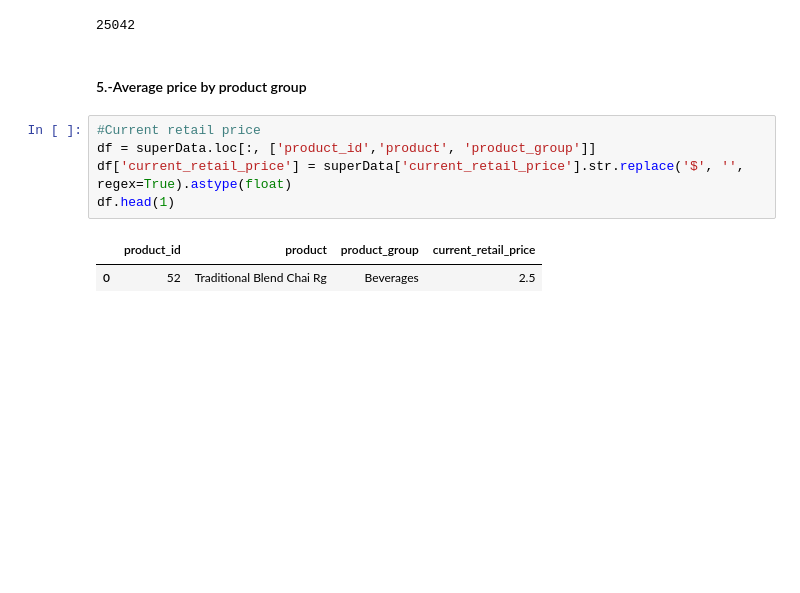
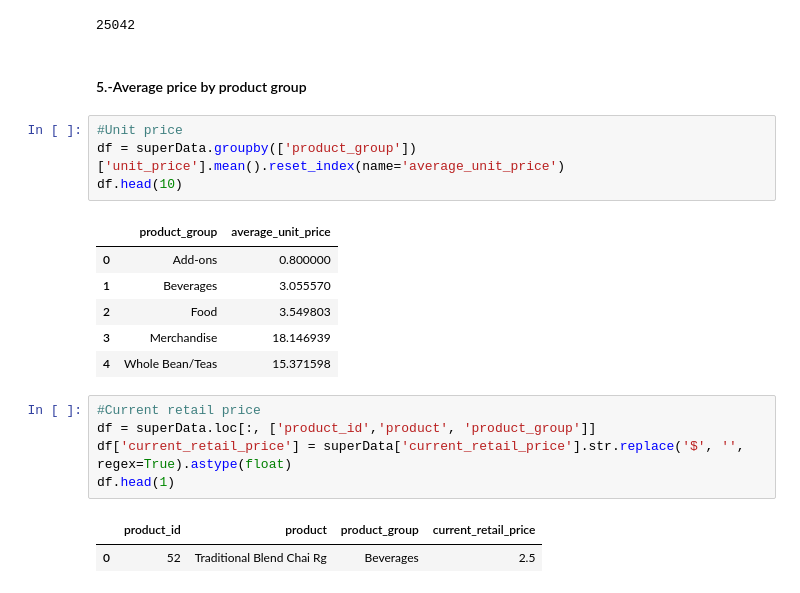
Before and after one commit to hpenapp/EjercicioRedencion, a Jupyter notebook: Features.ipynb, the cells around one changed output. Saved outputs shown, nothing was run; the diff lists cells and outputs as text; blank space fills up the shorter version.

```diff
--- a/Features.ipynb
+++ b/Features.ipynb
@@ -288,6 +287,17 @@ df[df['Loyalty'] == 0].value_counts().sum()
 25042
 # %% [markdown]
 #### 5.-Average price by product group
+# %%
+#Unit price
+df = superData.groupby(['product_group'])['unit_price'].mean().reset_index(name='average_unit_price')
+df.head(10)
+# %% [output]
+|  | product_group | average_unit_price |
+| 0 | Add-ons | 0.800000 |
+| 1 | Beverages | 3.055570 |
+| 2 | Food | 3.549803 |
+| 3 | Merchandise | 18.146939 |
+| 4 | Whole Bean/Teas | 15.371598 |
 # %%
 #Current retail price
 df = superData.loc[:, ['product_id','product', 'product_group']]
```
Also changed, not shown: parts of 4 cells of this notebook.
